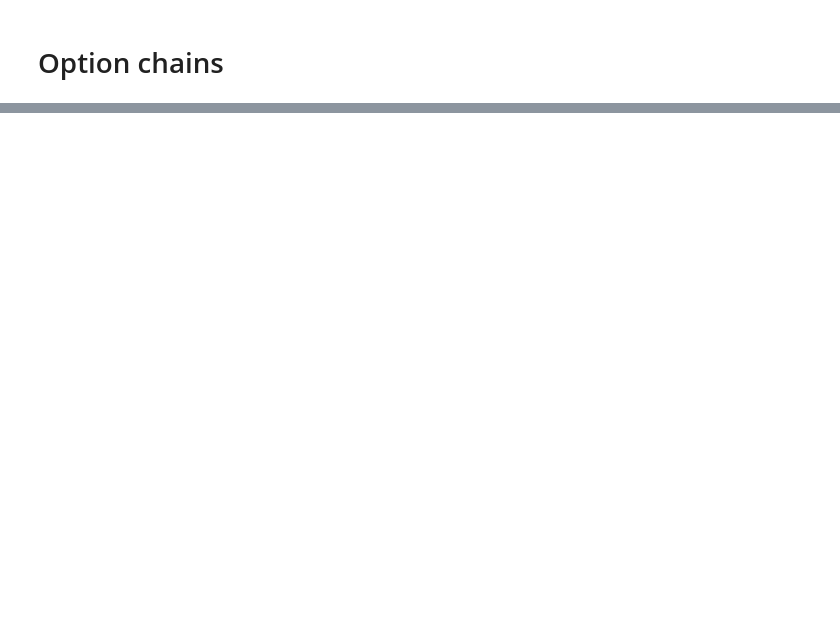
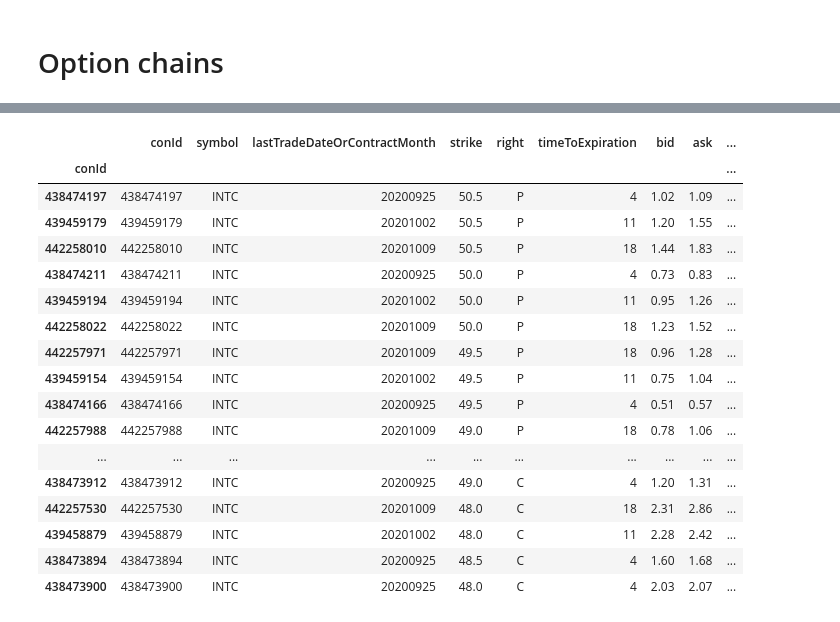
Before and after one commit to krambox/ibcli, a Jupyter notebook: notebooks/option_chain.ipynb, the cells around one changed output, grey strips where cells are left out. Drawn from its saved outputs; the diff is of its cells as text; code cells hidden in the pictures; blank space fills up the shorter version.

```diff
--- a/notebooks/option_chain.ipynb
+++ b/notebooks/option_chain.ipynb
@@ -225 +135,22 @@ df
+# %%
+df.loc[(df.delta).sort_values().index]
+# %% [output]
+|  | conId | symbol | lastTradeDateOrContractMonth | strike | right | timeToExpiration | bid | ask | ... |
+| conId |  |  |  |  |  |  |  |  | ... |
+| 438474197 | 438474197 | INTC | 20200925 | 50.5 | P | 4 | 1.02 | 1.09 | ... |
+| 439459179 | 439459179 | INTC | 20201002 | 50.5 | P | 11 | 1.20 | 1.55 | ... |
+| 442258010 | 442258010 | INTC | 20201009 | 50.5 | P | 18 | 1.44 | 1.83 | ... |
+| 438474211 | 438474211 | INTC | 20200925 | 50.0 | P | 4 | 0.73 | 0.83 | ... |
+| 439459194 | 439459194 | INTC | 20201002 | 50.0 | P | 11 | 0.95 | 1.26 | ... |
+| 442258022 | 442258022 | INTC | 20201009 | 50.0 | P | 18 | 1.23 | 1.52 | ... |
+| 442257971 | 442257971 | INTC | 20201009 | 49.5 | P | 18 | 0.96 | 1.28 | ... |
+| 439459154 | 439459154 | INTC | 20201002 | 49.5 | P | 11 | 0.75 | 1.04 | ... |
+| 438474166 | 438474166 | INTC | 20200925 | 49.5 | P | 4 | 0.51 | 0.57 | ... |
+| 442257988 | 442257988 | INTC | 20201009 | 49.0 | P | 18 | 0.78 | 1.06 | ... |
+| ... | ... | ... | ... | ... | ... | ... | ... | ... | ... |
+| 438473912 | 438473912 | INTC | 20200925 | 49.0 | C | 4 | 1.20 | 1.31 | ... |
+| 442257530 | 442257530 | INTC | 20201009 | 48.0 | C | 18 | 2.31 | 2.86 | ... |
+| 439458879 | 439458879 | INTC | 20201002 | 48.0 | C | 11 | 2.28 | 2.42 | ... |
+| 438473894 | 438473894 | INTC | 20200925 | 48.5 | C | 4 | 1.60 | 1.68 | ... |
+| 438473900 | 438473900 | INTC | 20200925 | 48.0 | C | 4 | 2.03 | 2.07 | ... |
 # %%
```
Also changed, not shown: parts of 26 cells of this notebook, 2 other files.
